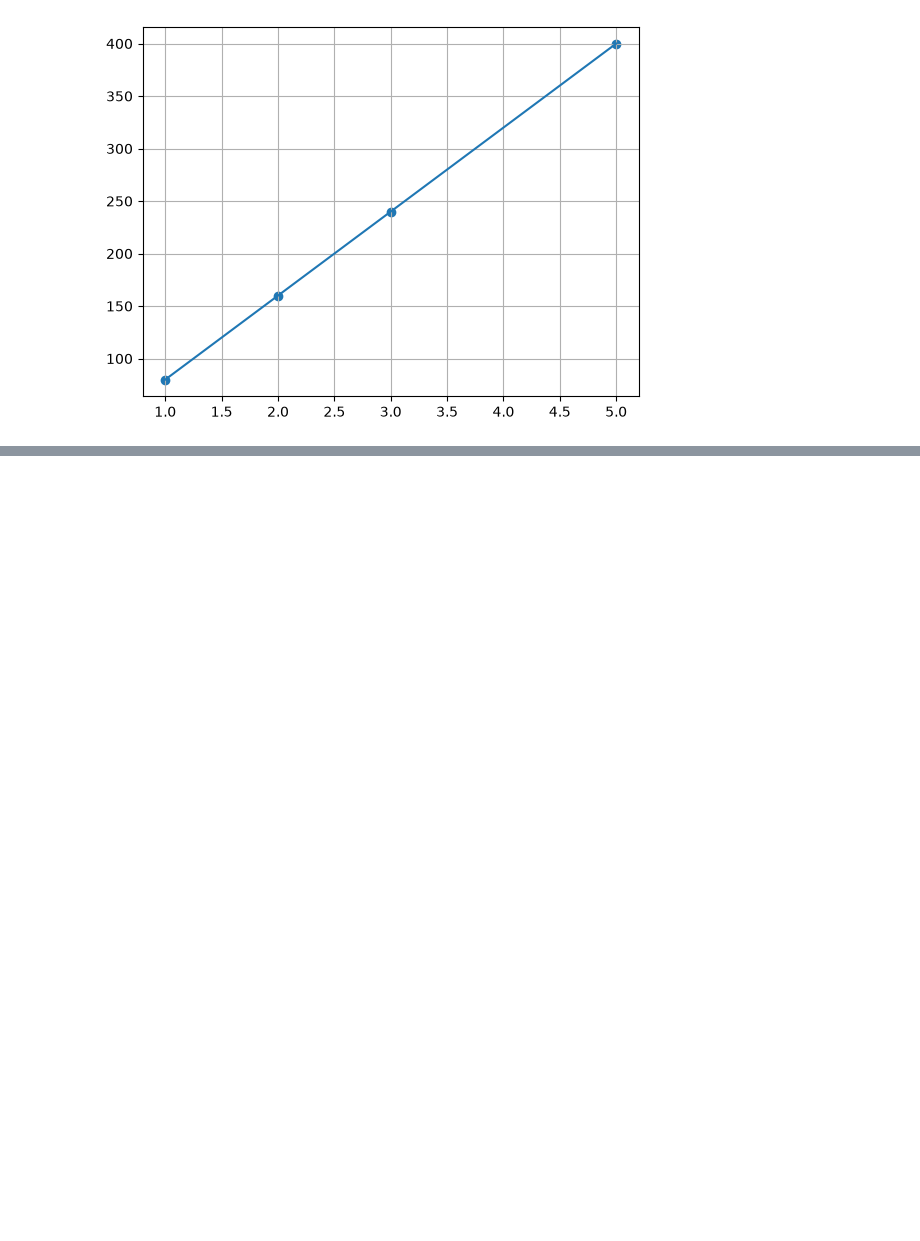
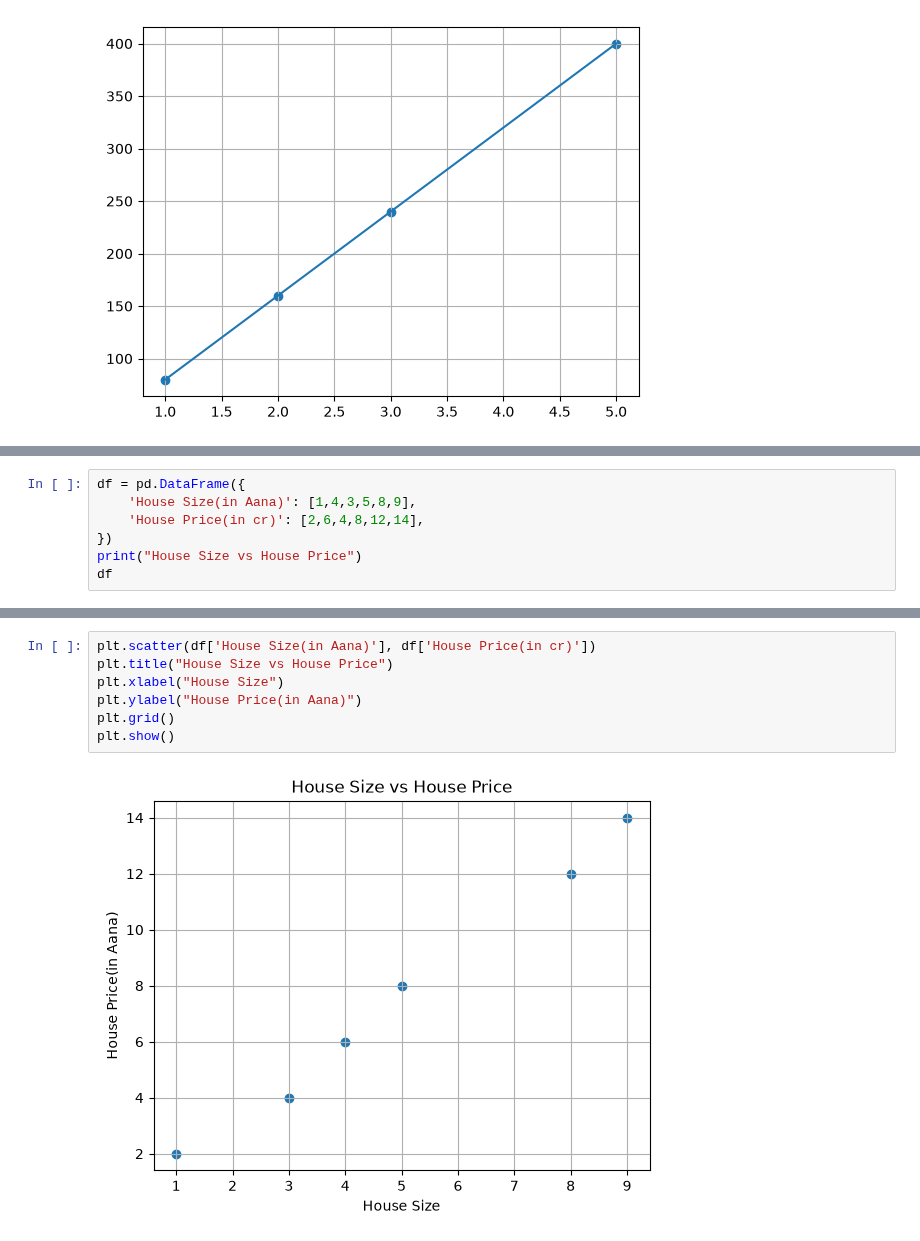
Before and after one commit to hemraj2613/Python-with-Data-Science, a Jupyter notebook: Untitled2.ipynb, the cells around one changed output, grey strips where cells are left out. Cells and saved outputs as stored; diff of their text form; blank space fills up the shorter version.

Commit message:
house price prediction

```diff
--- a/Untitled2.ipynb
+++ b/Untitled2.ipynb
@@ -72,0 +80,7 @@ plt.show()
+# %%
+df = pd.DataFrame({
+    'House Size(in Aana)': [1,4,3,5,8,9],
+    'House Price(in cr)': [2,6,4,8,12,14],
+})
+print("House Size vs House Price")
+df
@@ -72,0 +96,9 @@ plt.show()
+# %%
+plt.scatter(df['House Size(in Aana)'], df['House Price(in cr)'])
+plt.title("House Size vs House Price")
+plt.xlabel("House Size")
+plt.ylabel("House Price(in Aana)")
+plt.grid()
+plt.show()
+# %% [output]
+[figure, added]
```
Also changed, not shown: parts of 11 cells of this notebook, 1 other file.
